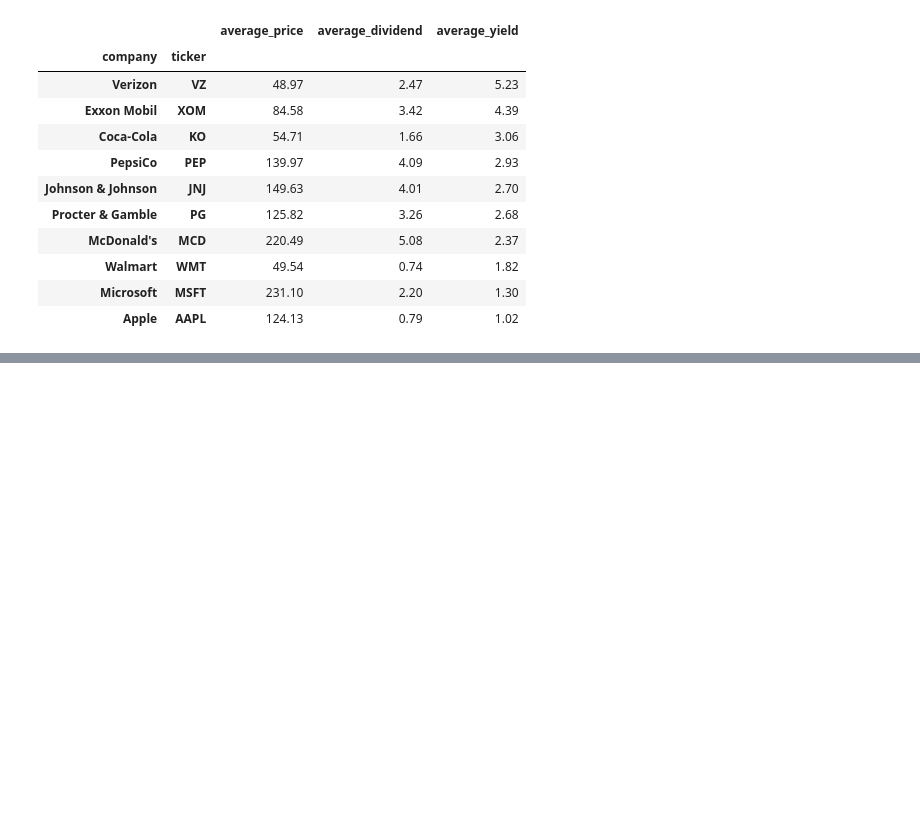
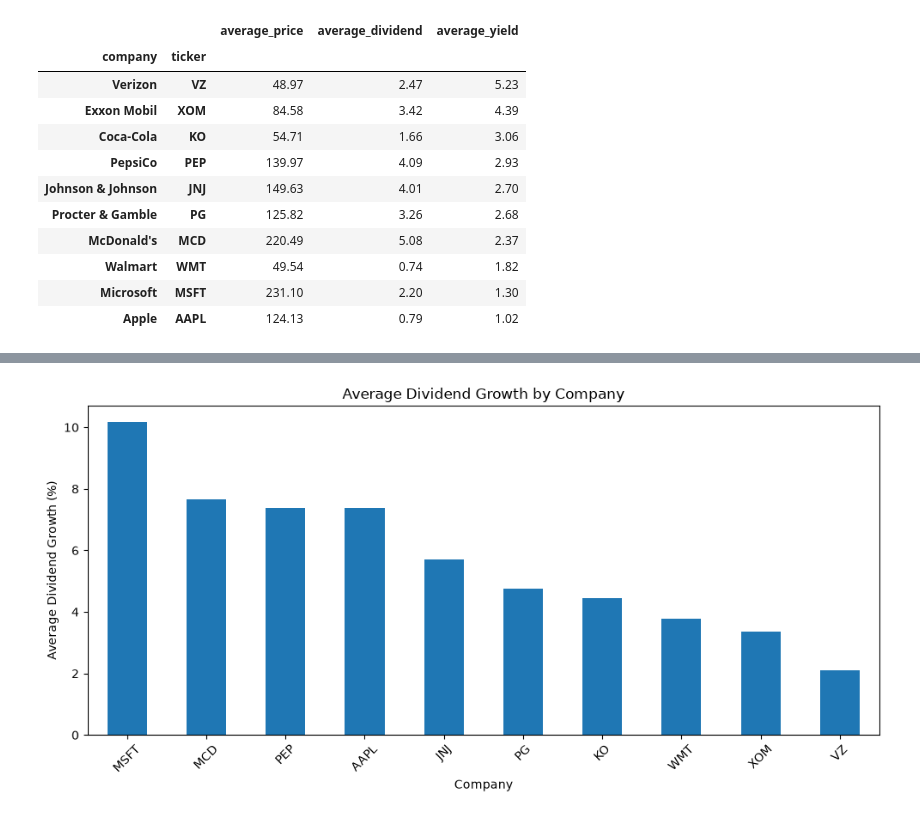
Before and after one commit to Jenniskamboj/Dividend-Puzzle-Analyzer, a Jupyter notebook: notebooks/01_data_understanding.ipynb, the cells around one changed output, grey strips where cells are left out. Cells and saved outputs as stored; diff of their text form; code cells hidden in the pictures; blank space fills up the shorter version.

Commit message:
Day 8: Analyze dividend growth and stock returns

```diff
--- a/notebooks/01_data_understanding.ipynb
+++ b/notebooks/01_data_understanding.ipynb
@@ -1096,0 +1167,12 @@ company_summary.to_csv(
+# %%
+data["price_growth"] = (
+    data.groupby("ticker")["year_end_price"]
+    .pct_change() * 100
+)
+# %%
+data["annual_stock_return"] = data["price_growth"]
+# %%
+data["total_return"] = (
+    data["annual_stock_return"]
+    + data["dividend_yield"]
+)
@@ -1096,0 +1226,8 @@ company_summary.to_csv(
+# %%
+average_dividend_growth = (
+    data.groupby("ticker")["dividend_growth"]
+    .mean()
+    .sort_values(ascending=False)
+)
+
+average_dividend_growth
@@ -1096,0 +1247,14 @@ company_summary.to_csv(
+# %%
+average_dividend_growth.plot(
+    kind="bar",
+    figsize=(10, 5)
+)
+
+plt.title("Average Dividend Growth by Company")
+plt.xlabel("Company")
+plt.ylabel("Average Dividend Growth (%)")
+plt.xticks(rotation=45)
+plt.tight_layout()
+plt.show()
+# %% [output]
+[figure, added]
```
Also changed, not shown: parts of 26 cells of this notebook, 4 other files.
